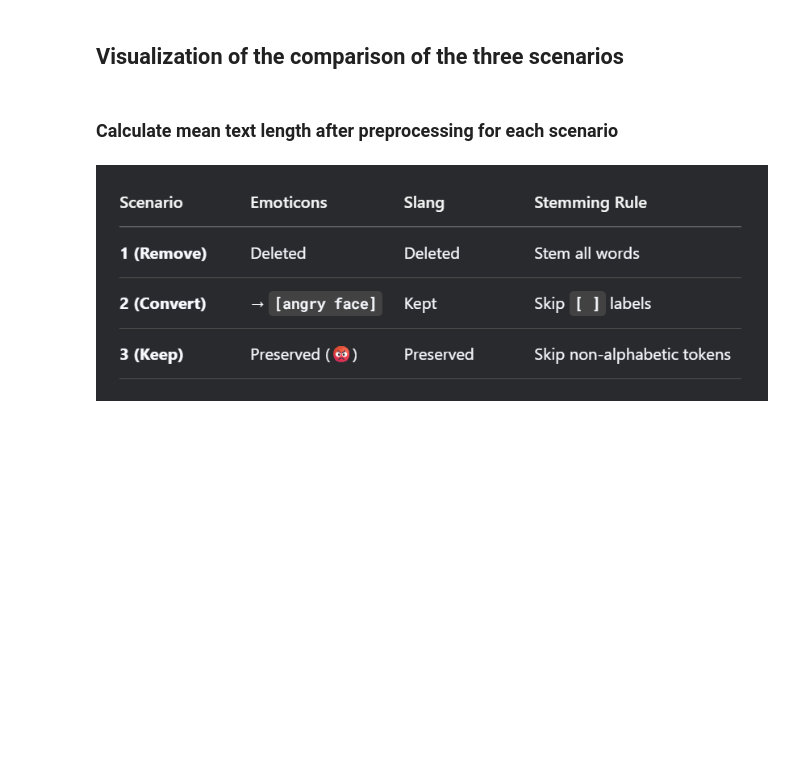
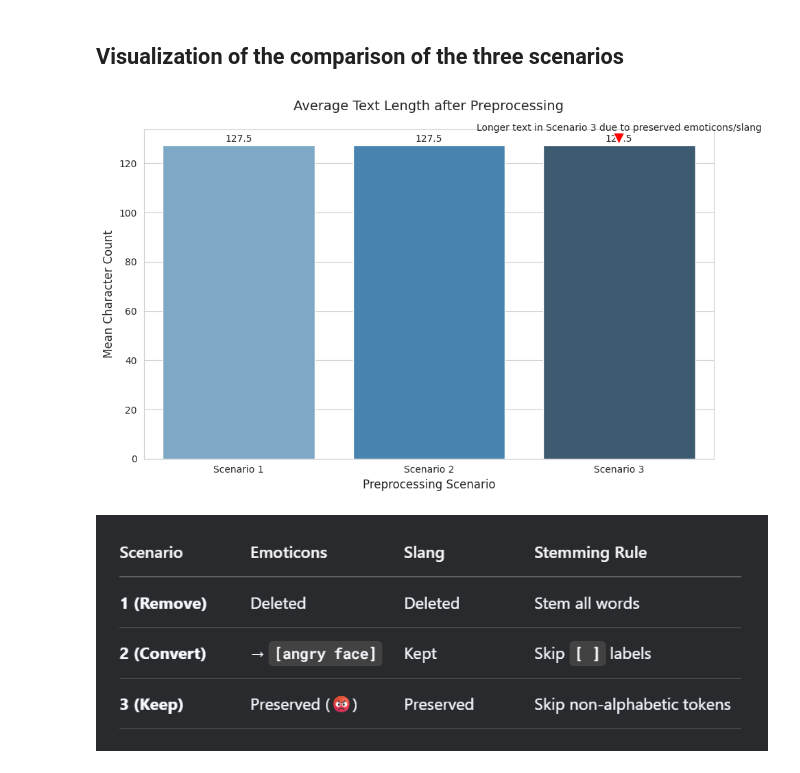
Before and after one commit to LatiefDataVisionary/nlp-emotikon-slang-id, a Jupyter notebook: notebooks/preprocessing.ipynb, the cells around one changed output. Saved outputs shown, nothing was run; the diff lists cells and outputs as text; code cells hidden in the pictures; blank space fills up the shorter version.

Commit message:
Visualization of the comparison of the three scenarios

```diff
--- a/notebooks/preprocessing.ipynb
+++ b/notebooks/preprocessing.ipynb
@@ -386,41 +386,42 @@ df3.to_csv('preprocessed_scenario3_preserve_emoticons_slang.csv', index=False)
 # %%
 import matplotlib.pyplot as plt
 import seaborn as sns # for enhanced styling
-# %% [markdown]
-### **Calculate mean text length after preprocessing for each scenario**
 # %%
+# Calculate mean text length after preprocessing for each scenario
 scenarios = ['Scenario 1', 'Scenario 2', 'Scenario 3']
 lengths = [
     df1_no_emoticons['cleaned_text'].str.len().mean(), # Formal text (no emoticons/slang)
-    df2_emoticons_to_text['cleaned_text'].str.len().mean, # Emoticons converted to text
+    df2_emoticons_to_text['cleaned_text'].str.len().mean(), # Emoticons converted to text, added () to call the function
     df3['cleaned_text'].str.len().mean()
 ]
 
 # Customize plot style
-sns.set_style('whiegrid')
+sns.set_style('whitegrid')
 plt.figure(figsize=(10, 6))
 
 # Create bar plot with annotations
 ax = sns.barplot(x=scenarios, y=lengths, palette='Blues_d')
 
 # Add title and labels
 plt.title('Average Text Length after Preprocessing', fontsize=14, pad=20)
 plt.xlabel('Preprocessing Scenario', fontsize=12)
 plt.ylabel('Mean Character Count', fontsize=12)
 
 # Add value labels on top of bars
 for i, length in enumerate(lengths):
   ax.text(i, length + 0.55, f'{length:.1f}', ha='center', va='bottom', fontsize=10)
 
 # Hightlight key insight (optional)
 plt.annotate(
     "Longer text in Scenario 3 due to preserved emoticons/slang",
     xy=(2, lengths[2]), xytext=(2, lengths[2] + 5),
     ha='center', va='bottom', fontsize=10,
     arrowprops=dict(facecolor='red', shrink=0.05)
 )
 
 plt.tight_layout()
 plt.show()
+# %% [output]
+[figure, added]
 # %% [markdown]
 ![image.png](embedded-picture-1)
```
